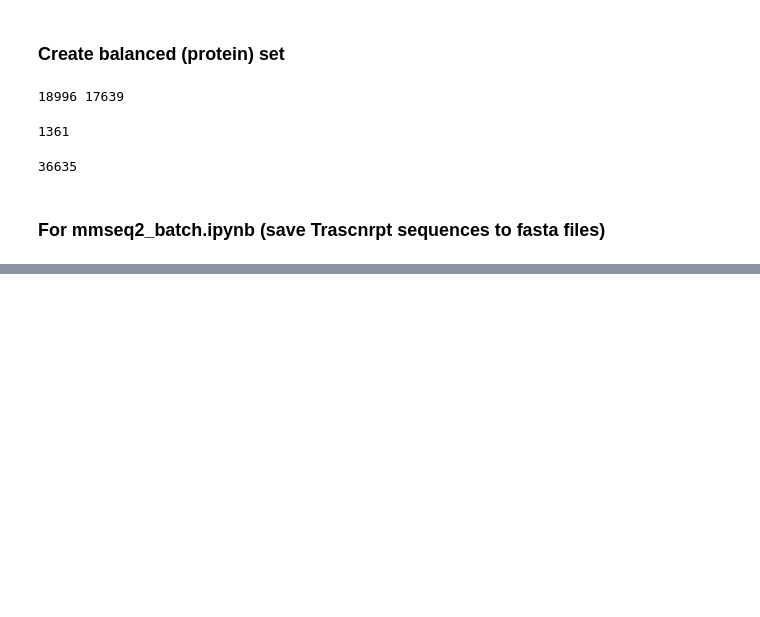
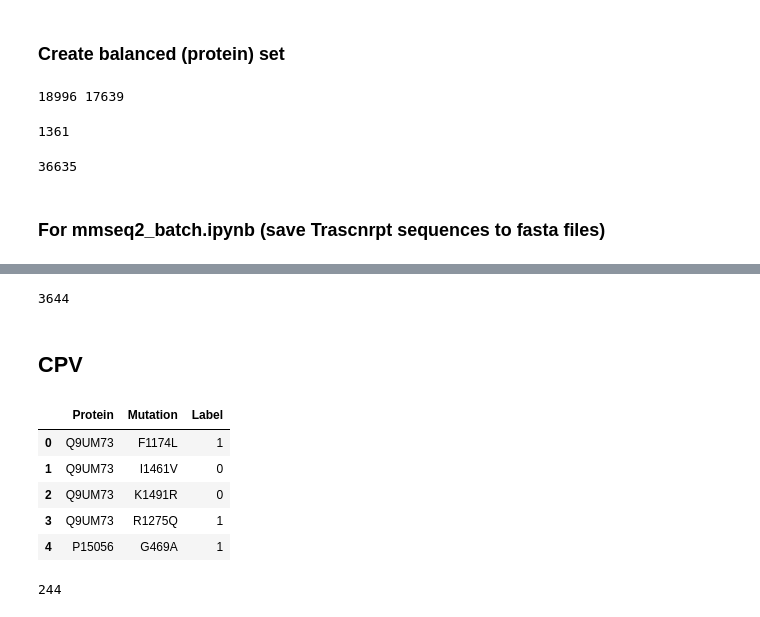
Before and after one commit to KonstantinaT/D2Deep, a Jupyter notebook: dataset.ipynb, the cells around one changed output, grey strips where cells are left out. Drawn from its saved outputs; the diff is of its cells as text; code cells hidden in the pictures; blank space fills up the shorter version.

```diff
--- a/dataset.ipynb
+++ b/dataset.ipynb
@@ -243,0 +1824,4 @@ for i in Tier_trancript_list:
+# %%
+len(mut_sequences)
+# %% [output]
+3644
@@ -243,0 +1833,13 @@ for i in Tier_trancript_list:
+# %% [markdown]
+## CPV
+# %%
+CPV = pd.read_csv("/content/drive/MyDrive/my_colab/*2ndYear/CPVlist.csv", sep = ',', usecols = ['Protein', 'Mutation', 'Label'])
+# %%
+CPV.head()
+# %% [output]
+|  | Protein | Mutation | Label |
+| 0 | Q9UM73 | F1174L | 1 |
+| 1 | Q9UM73 | I1461V | 0 |
+| 2 | Q9UM73 | K1491R | 0 |
+| 3 | Q9UM73 | R1275Q | 1 |
+| 4 | P15056 | G469A | 1 |
@@ -243,0 +1888,4 @@ for i in Tier_trancript_list:
+# %%
+len(CPV)
+# %% [output]
+244
```
Also changed, not shown: parts of 127 cells of this notebook.
